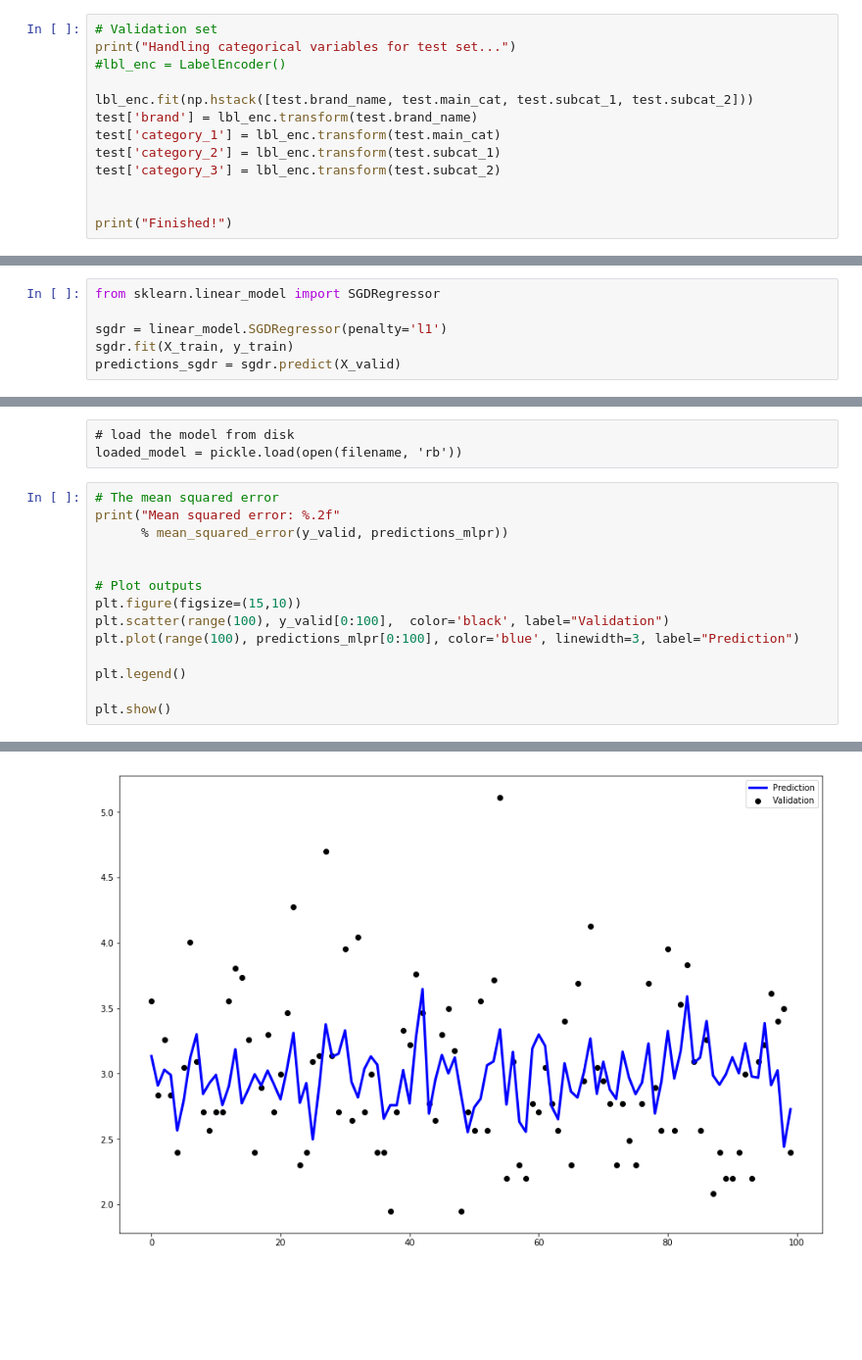
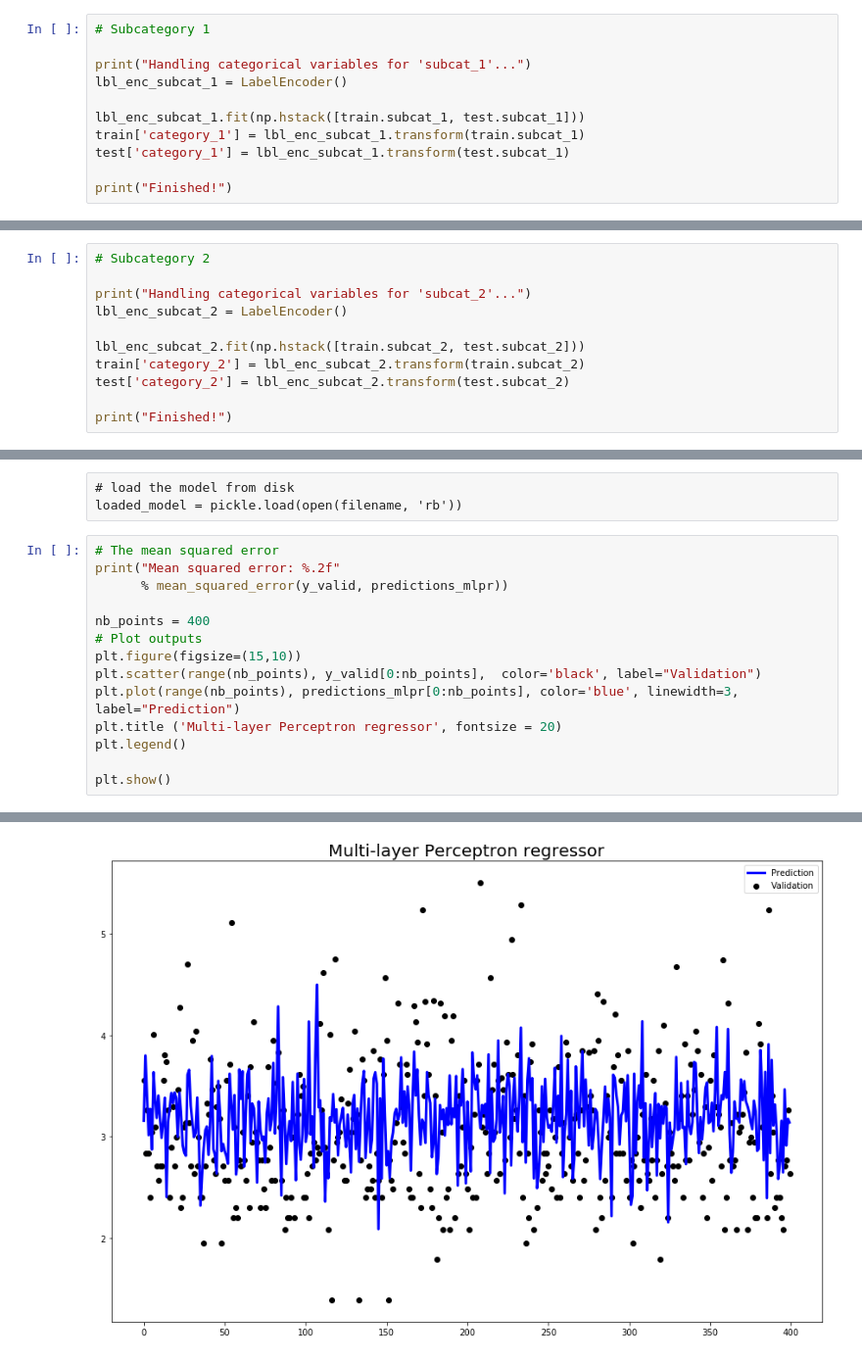
Before and after one commit to vlapparov/NLP-Prediction-Python-Project, a Jupyter notebook: Prediction part.ipynb, the cells around one changed output, grey strips where cells are left out. Shown: that part at 98% size. Drawn from its saved outputs; the diff is of its cells as text; blank space fills up the shorter version.

```diff
--- a/Prediction part.ipynb
+++ b/Prediction part.ipynb
@@ -69,14 +89,12 @@ Finished!
 # %%
-# Validation set
-print("Handling categorical variables for test set...")
-#lbl_enc = LabelEncoder()
+# Subcategory 1
 
-lbl_enc.fit(np.hstack([test.brand_name, test.main_cat, test.subcat_1, test.subcat_2]))
-test['brand'] = lbl_enc.transform(test.brand_name)
-test['category_1'] = lbl_enc.transform(test.main_cat)
-test['category_2'] = lbl_enc.transform(test.subcat_1)
-test['category_3'] = lbl_enc.transform(test.subcat_2)
+print("Handling categorical variables for 'subcat_1'...")
+lbl_enc_subcat_1 = LabelEncoder()
 
+lbl_enc_subcat_1.fit(np.hstack([train.subcat_1, test.subcat_1]))
+train['category_1'] = lbl_enc_subcat_1.transform(train.subcat_1)
+test['category_1'] = lbl_enc_subcat_1.transform(test.subcat_1)
 
 print("Finished!")
 # %% [output]
@@ -84 +102,12 @@ Handling categorical variables for test set...
 Finished!
+# %%
+# Subcategory 2
+
+print("Handling categorical variables for 'subcat_2'...")
+lbl_enc_subcat_2 = LabelEncoder()
+
+lbl_enc_subcat_2.fit(np.hstack([train.subcat_2, test.subcat_2]))
+train['category_2'] = lbl_enc_subcat_2.transform(train.subcat_2)
+test['category_2'] = lbl_enc_subcat_2.transform(test.subcat_2)
+
+print("Finished!")
@@ -230,6 +258,0 @@ Read more in the User Guide.
-# %%
-from sklearn.linear_model import SGDRegressor
-
-sgdr = linear_model.SGDRegressor(penalty='l1')
-sgdr.fit(X_train, y_train)
-predictions_sgdr = sgdr.predict(X_valid)
@@ -289,12 +276,12 @@ loaded_model = pickle.load(open(filename, 'rb'))
 print("Mean squared error: %.2f"
       % mean_squared_error(y_valid, predictions_mlpr))
 
-
+nb_points = 400
 # Plot outputs
 plt.figure(figsize=(15,10))
-plt.scatter(range(100), y_valid[0:100],  color='black', label="Validation")
-plt.plot(range(100), predictions_mlpr[0:100], color='blue', linewidth=3, label="Prediction")
-
+plt.scatter(range(nb_points), y_valid[0:nb_points],  color='black', label="Validation")
+plt.plot(range(nb_points), predictions_mlpr[0:nb_points], color='blue', linewidth=3, label="Prediction")
+plt.title ('Multi-layer Perceptron regressor', fontsize = 20)
 plt.legend()
 
 plt.show()
@@ -303 +290 @@ Mean squared error: 0.48
-[figure, old version]
+[figure, new version]
```
Also changed, not shown: parts of 21 cells of this notebook.
